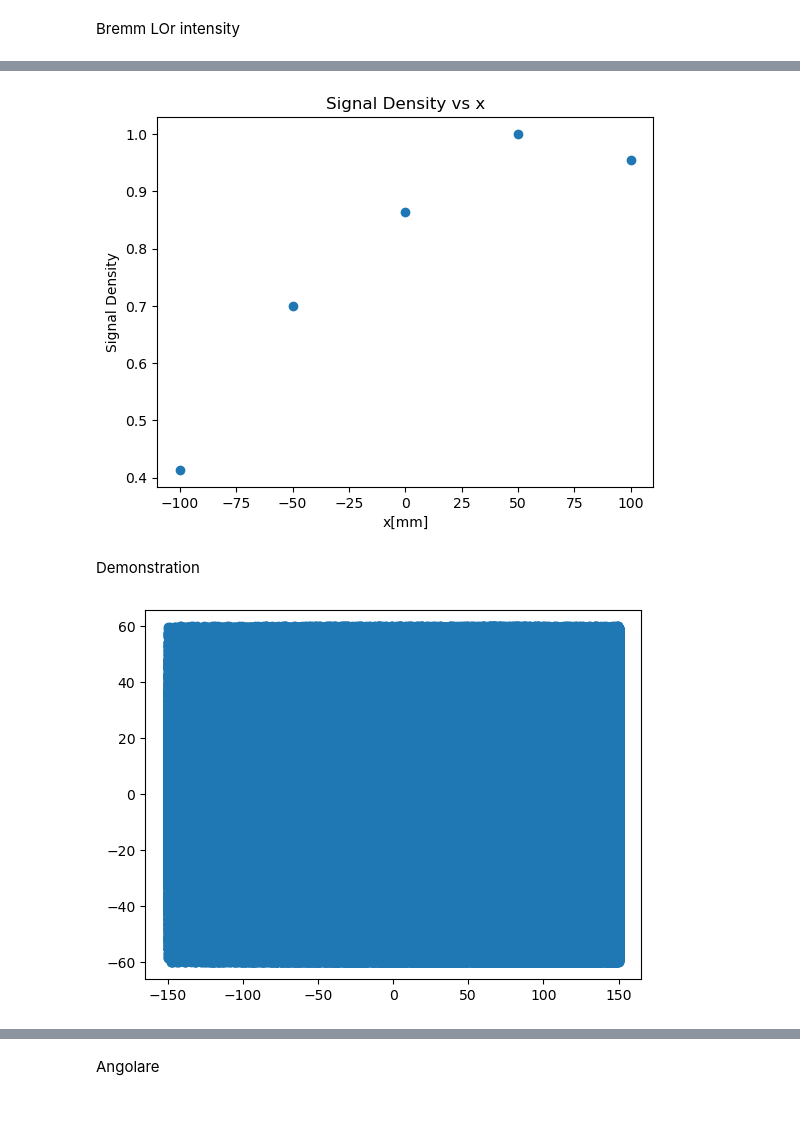
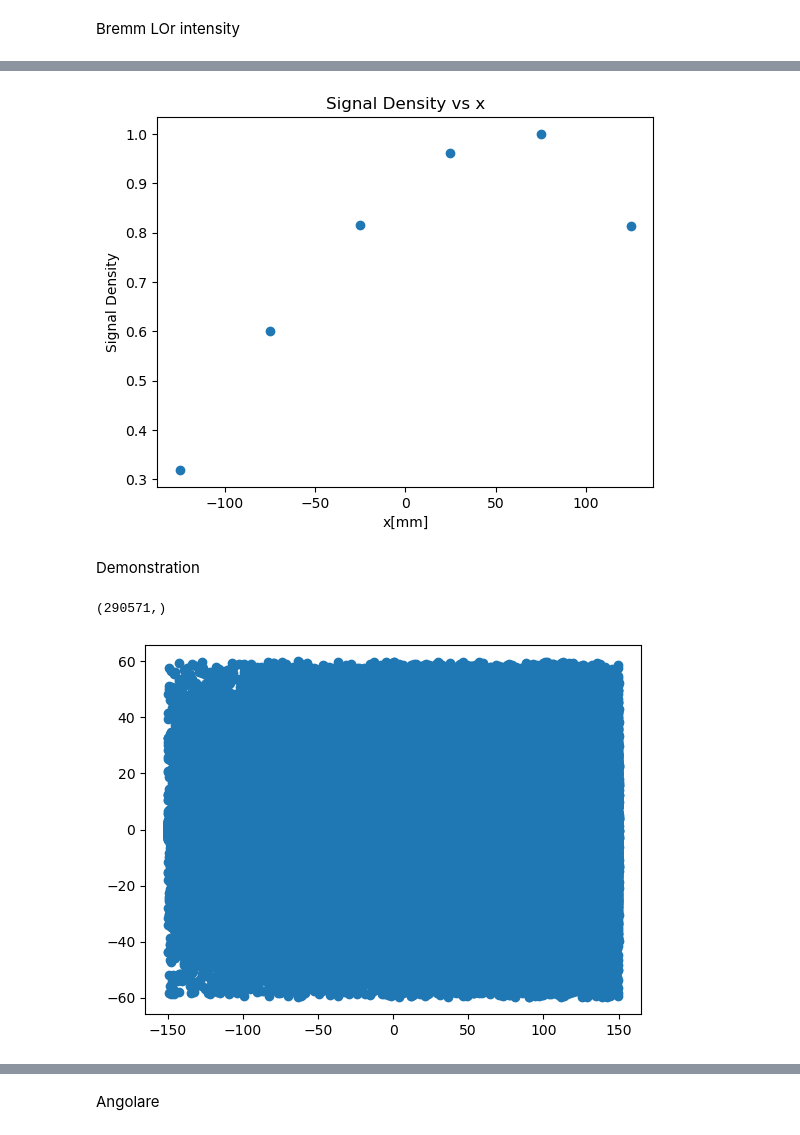
Before and after one commit to francescouni0/Online-Monitoring, a Jupyter notebook: Brem.ipynb, the cells around one changed output, grey strips where cells are left out. Saved outputs shown, nothing was run; the diff lists cells and outputs as text; code cells hidden in the pictures.

```diff
--- a/Brem.ipynb
+++ b/Brem.ipynb
@@ -117,6 +30,6 @@ plt.show()
 # %%
-x=[-100,-50,-0,50,100]
-sig=[65000,109960,135788,157147,149907]
+x=[-125,-75,-25,25,75,125]
+sig=[4193,7894,10708,12633,13142,10699]
 sig=np.array(sig)/np.max(sig)
 
 plt.scatter(x,sig)
@@ -125,22 +38,25 @@ plt.ylabel('Signal Density')
 plt.title('Signal Density vs x')
 plt.show()
 # %% [output]
-[figure, old version]
+[figure, new version]
 # %% [markdown]
 Demonstration
 # %%
-csv_file_path3 = 'dati/cilindrofan/150mev/coll/gamma_entering_particles.csv'
+csv_file_path3 = 'build/gamma_entering_particles.csv'
 
 
 df_gamma = pd.read_csv(csv_file_path3, delimiter=',', header=None, names=['Energy', 'X', 'Y', 'Z','pX', 'pY', 'pZ','evt'])
+
+print(np.shape(df_gamma['X']))
 
 
 plt.scatter(df_gamma['X'], df_gamma['Y'])
 #plt.xlim(-150, 150)
 #plt.ylim(-100, 100)
 plt.show()
 # %% [output]
+(290571,)
-[figure, old version]
+[figure, new version]
 # %%
 
 mask = ~np.isclose(df_gamma['Energy'], 510.99, atol=0.1 * 510.99)
```
Also changed, not shown: parts of 20 cells of this notebook, 5 other files.
